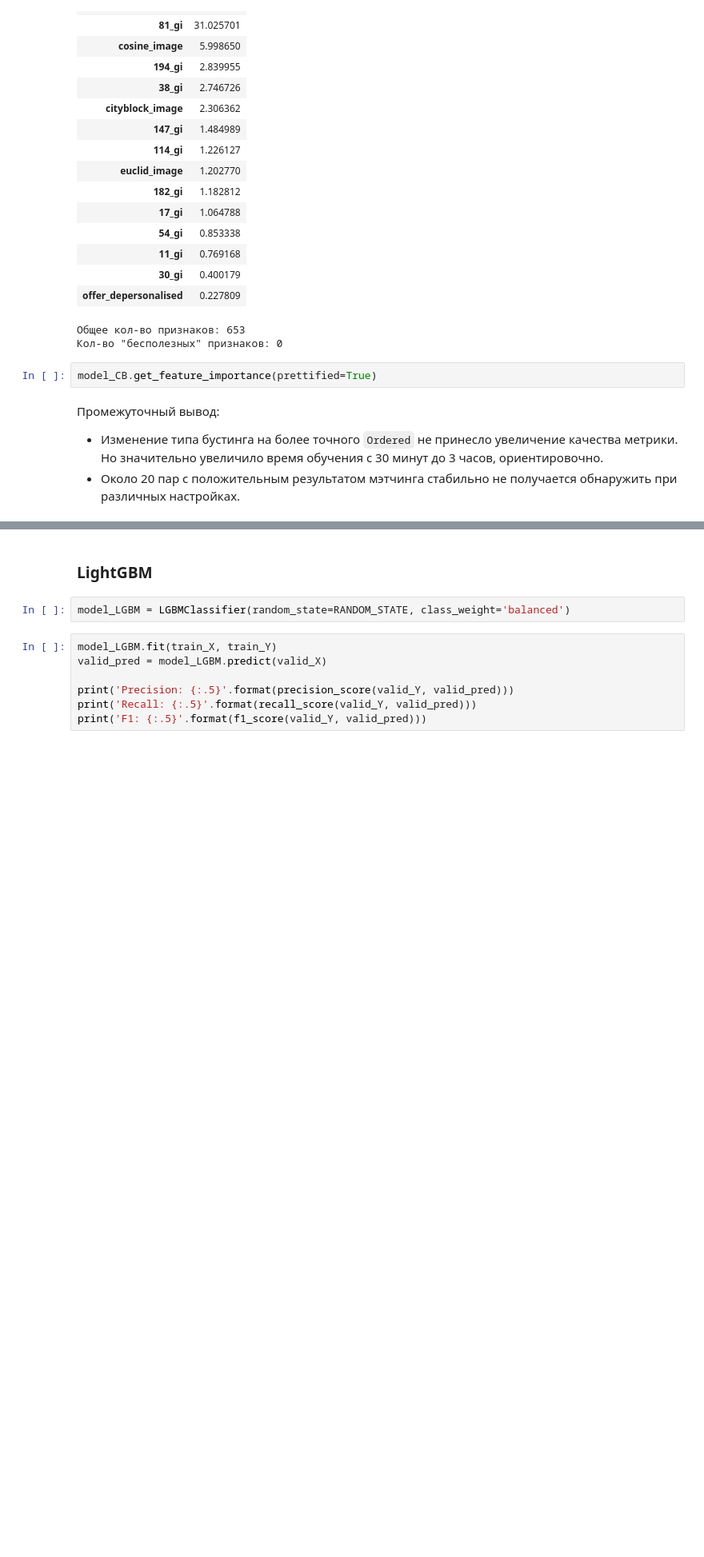
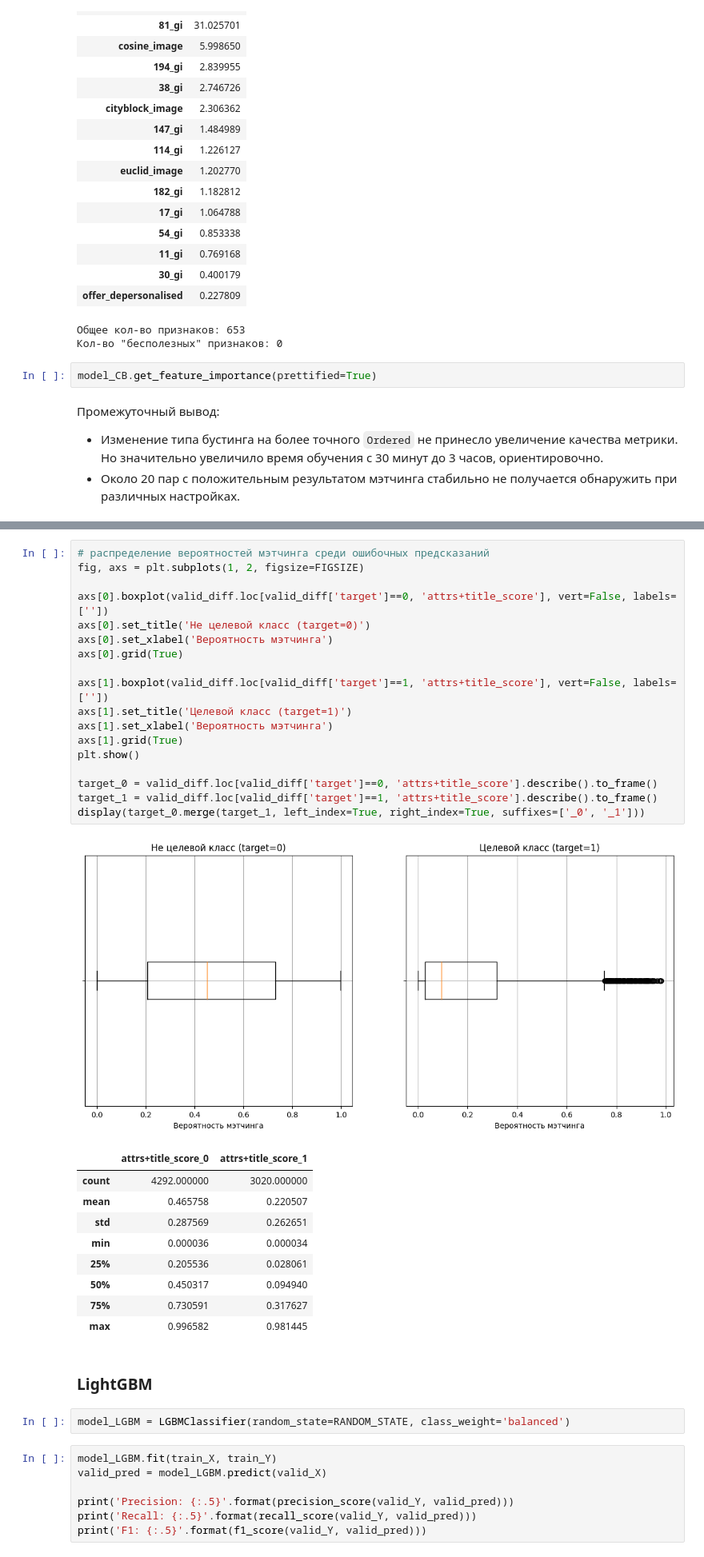
Before and after one commit to Danspers/Samokat.tech-Matching, a Jupyter notebook: Samokat.tech-Matching.ipynb, the cells around one changed output, grey strips where cells are left out. Shown at 80% size. Cells and saved outputs as stored; diff of their text form; blank space fills up the shorter version.

```diff
--- a/Samokat.tech-Matching.ipynb
+++ b/Samokat.tech-Matching.ipynb
@@ -1409,3 +1412,32 @@ model_CB.get_feature_importance(prettified=True)
+# %%
+# распределение вероятностей мэтчинга среди ошибочных предсказаний
+fig, axs = plt.subplots(1, 2, figsize=FIGSIZE)
+
+axs[0].boxplot(valid_diff.loc[valid_diff['target']==0, 'attrs+title_score'], vert=False, labels=[''])
+axs[0].set_title('Не целевой класс (target=0)')
+axs[0].set_xlabel('Вероятность мэтчинга')
+axs[0].grid(True)
+
+axs[1].boxplot(valid_diff.loc[valid_diff['target']==1, 'attrs+title_score'], vert=False, labels=[''])
+axs[1].set_title('Целевой класс (target=1)')
+axs[1].set_xlabel('Вероятность мэтчинга')
+axs[1].grid(True)
+plt.show()
+
+target_0 = valid_diff.loc[valid_diff['target']==0, 'attrs+title_score'].describe().to_frame()
+target_1 = valid_diff.loc[valid_diff['target']==1, 'attrs+title_score'].describe().to_frame()
+display(target_0.merge(target_1, left_index=True, right_index=True, suffixes=['_0', '_1']))
+# %% [output]
+[figure, added]
+|  | attrs+title_score_0 | attrs+title_score_1 |
+| count | 4292.000000 | 3020.000000 |
+| mean | 0.465758 | 0.220507 |
+| std | 0.287569 | 0.262651 |
+| min | 0.000036 | 0.000034 |
+| 25% | 0.205536 | 0.028061 |
+| 50% | 0.450317 | 0.094940 |
+| 75% | 0.730591 | 0.317627 |
+| max | 0.996582 | 0.981445 |
 # %% [markdown]
 ### LightGBM
 # %%
```
Also changed, not shown: parts of 5 cells of this notebook.
